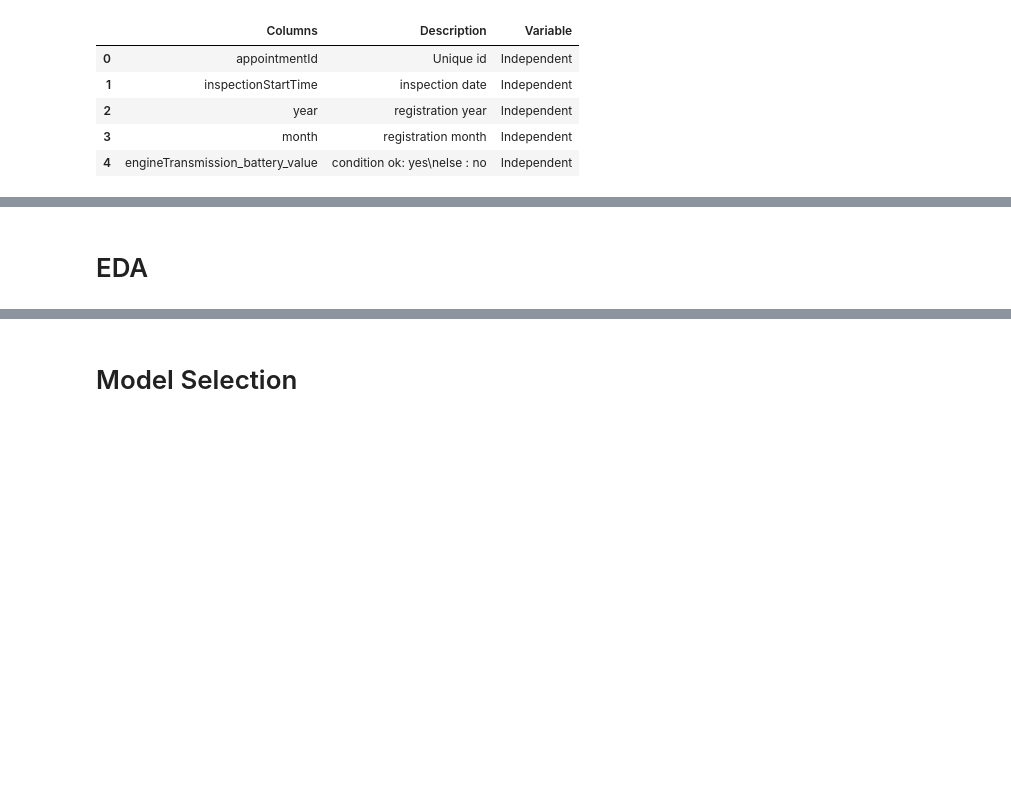
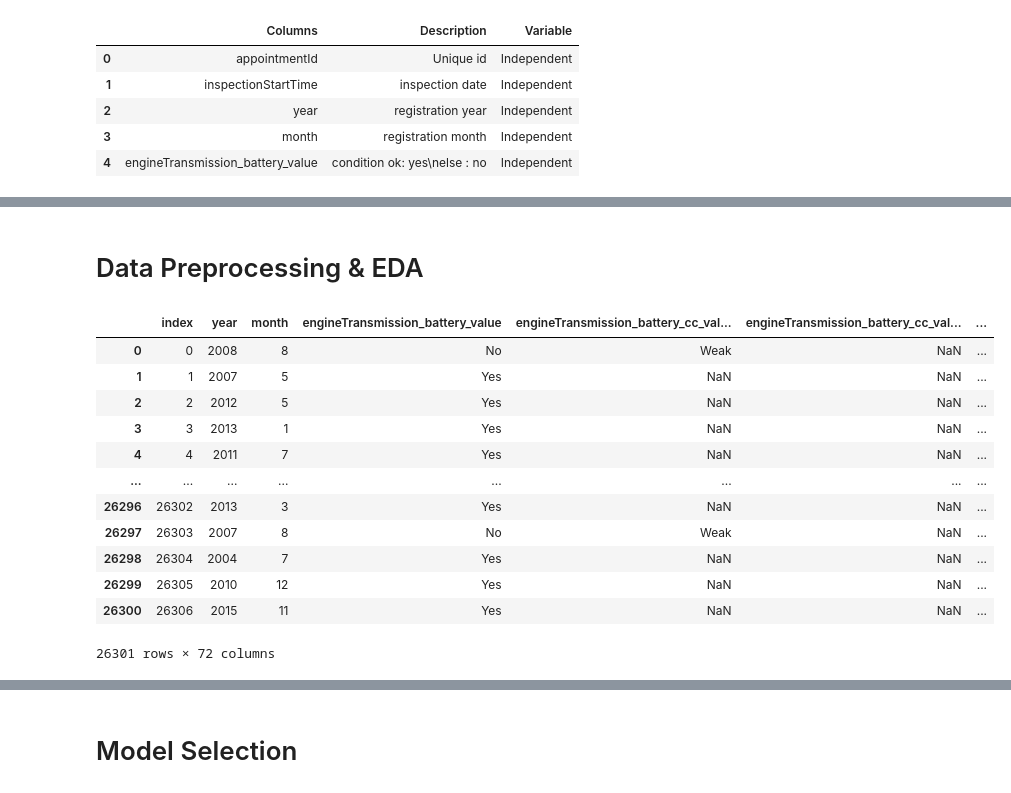
Before and after one commit to indhra/ML_Learnings, a Jupyter notebook: cars24/assignment_1.ipynb, the cells around one changed output, grey strips where cells are left out. Saved outputs shown, nothing was run; the diff lists cells and outputs as text; code cells hidden in the pictures; blank space fills up the shorter version.

```diff
--- a/cars24/assignment_1.ipynb
+++ b/cars24/assignment_1.ipynb
@@ -30,5 +23,25 @@ engine_df.head()
 # %% [markdown]
-# EDA
+# Data Preprocessing & EDA
+# %%
+df_dups = engine_df.drop(['appointmentId','inspectionStartTime'],axis=1)
+df_dups = df_dups.drop_duplicates()
+# %%
+# There are 6 duplicate rows present in the data
+df_dups.reset_index()
+# %% [output]
+|  | index | year | month | engineTransmission_battery_value | engineTransmission_battery_cc_val... | engineTransmission_battery_cc_val... | ... |
+| 0 | 0 | 2008 | 8 | No | Weak | NaN | ... |
+| 1 | 1 | 2007 | 5 | Yes | NaN | NaN | ... |
+| 2 | 2 | 2012 | 5 | Yes | NaN | NaN | ... |
+| 3 | 3 | 2013 | 1 | Yes | NaN | NaN | ... |
+| 4 | 4 | 2011 | 7 | Yes | NaN | NaN | ... |
+| ... | ... | ... | ... | ... | ... | ... | ... |
+| 26296 | 26302 | 2013 | 3 | Yes | NaN | NaN | ... |
+| 26297 | 26303 | 2007 | 8 | No | Weak | NaN | ... |
+| 26298 | 26304 | 2004 | 7 | Yes | NaN | NaN | ... |
+| 26299 | 26305 | 2010 | 12 | Yes | NaN | NaN | ... |
+| 26300 | 26306 | 2015 | 11 | Yes | NaN | NaN | ... |
+26301 rows × 72 columns
 # %%
 engine_df.describe()
 # %% [output]
```
Also changed, not shown: parts of 16 cells of this notebook, 8 other files.
